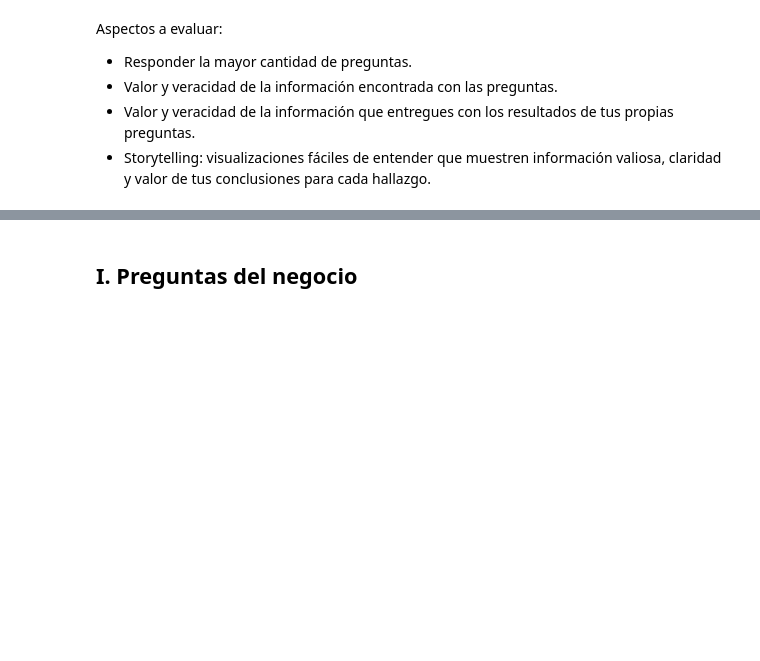
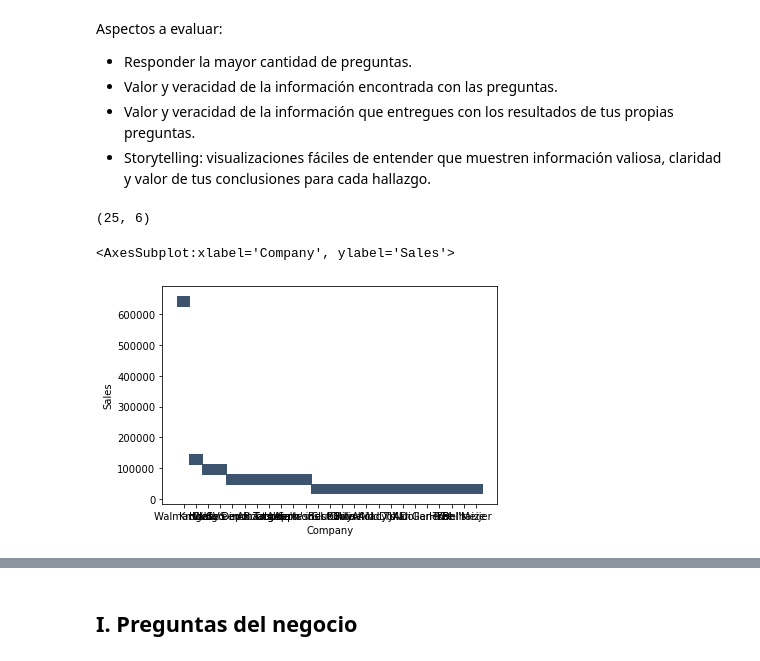
Before and after one commit to LuisReyes98/platzi-datacademy-proyecto, a Jupyter notebook: template_proyecto_datacademy.ipynb, the cells around one changed output, grey strips where cells are left out. Drawn from its saved outputs; the diff is of its cells as text; code cells hidden in the pictures; blank space fills up the shorter version.

```diff
--- a/template_proyecto_datacademy.ipynb
+++ b/template_proyecto_datacademy.ipynb
@@ -69,3 +69,16 @@ Aspectos a evaluar:
 - Valor y veracidad de la información encontrada con las preguntas.
 - Valor y veracidad de la información que entregues con los resultados de tus propias preguntas.
 - Storytelling: visualizaciones fáciles de entender que muestren información valiosa, claridad y valor de tus conclusiones para cada hallazgo.
+# %%
+df.shape
+# %% [output]
+(25, 6)
+# %%
+sns.histplot(
+  data=df,
+  y='Sales',
+  x='Company',
+)
+# %% [output]
+<AxesSubplot:xlabel='Company', ylabel='Sales'>
+[figure, added]
```
Also changed, not shown: parts of 1 cell of this notebook.
